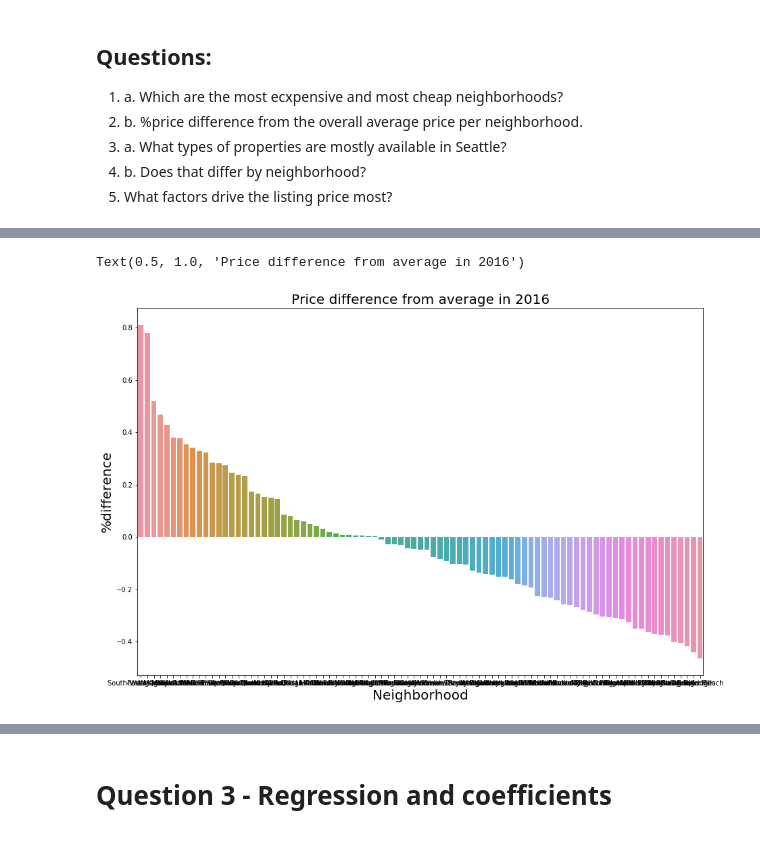
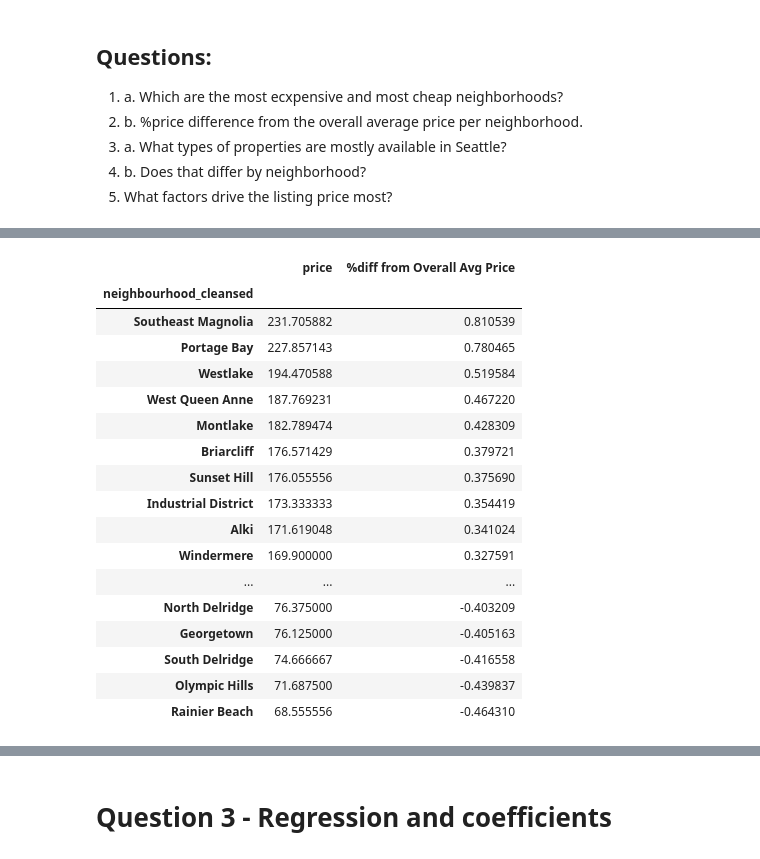
Before and after one commit to bkontonis/Analysing-Seattle-Airbnb-Open-Data, a Jupyter notebook: Seattle Airbnb Data Analysis.ipynb, the cells around one changed output, grey strips where cells are left out. Cells and saved outputs as stored; diff of their text form; code cells hidden in the pictures.

```diff
--- a/Seattle Airbnb Data Analysis.ipynb
+++ b/Seattle Airbnb Data Analysis.ipynb
@@ -266,12 +269,24 @@ Avg_Price_per_Neighborhood
-# %%
-# Plot the price difference
-fig2 = plt.figure(figsize=(15, 10))
-ax = fig2.add_subplot(1, 1, 1, aspect="auto")
-sns.barplot(x=Avg_Price_per_Neighborhood.index, y=Avg_Price_per_Neighborhood["%diff from Overall Avg Price"])
-# Set axis label properties
-ax.set_xlabel("Neighborhood", weight="normal", size=20)
-ax.set_ylabel("%difference", weight="normal", size=20)
-plt.title('Price difference from average in 2016', fontsize=20)
-# %% [output]
-Text(0.5, 1.0, 'Price difference from average in 2016')
-[figure, removed]
+# %%
+# Top ten neighborhoods and bottom 10
+#Avg_Price_per_Neighborhood_Top_Bottom =
+pd.concat([Avg_Price_per_Neighborhood[:10], Avg_Price_per_Neighborhood[-10:]], axis=0)
+#Avg_Price_per_Neighborhood[-10:]
+# %% [output]
+|  | price | %diff from Overall Avg Price |
+| neighbourhood_cleansed |  |  |
+| Southeast Magnolia | 231.705882 | 0.810539 |
+| Portage Bay | 227.857143 | 0.780465 |
+| Westlake | 194.470588 | 0.519584 |
+| West Queen Anne | 187.769231 | 0.467220 |
+| Montlake | 182.789474 | 0.428309 |
+| Briarcliff | 176.571429 | 0.379721 |
+| Sunset Hill | 176.055556 | 0.375690 |
+| Industrial District | 173.333333 | 0.354419 |
+| Alki | 171.619048 | 0.341024 |
+| Windermere | 169.900000 | 0.327591 |
+| ... | ... | ... |
+| North Delridge | 76.375000 | -0.403209 |
+| Georgetown | 76.125000 | -0.405163 |
+| South Delridge | 74.666667 | -0.416558 |
+| Olympic Hills | 71.687500 | -0.439837 |
+| Rainier Beach | 68.555556 | -0.464310 |
```
Also changed, not shown: parts of 3 cells of this notebook.
